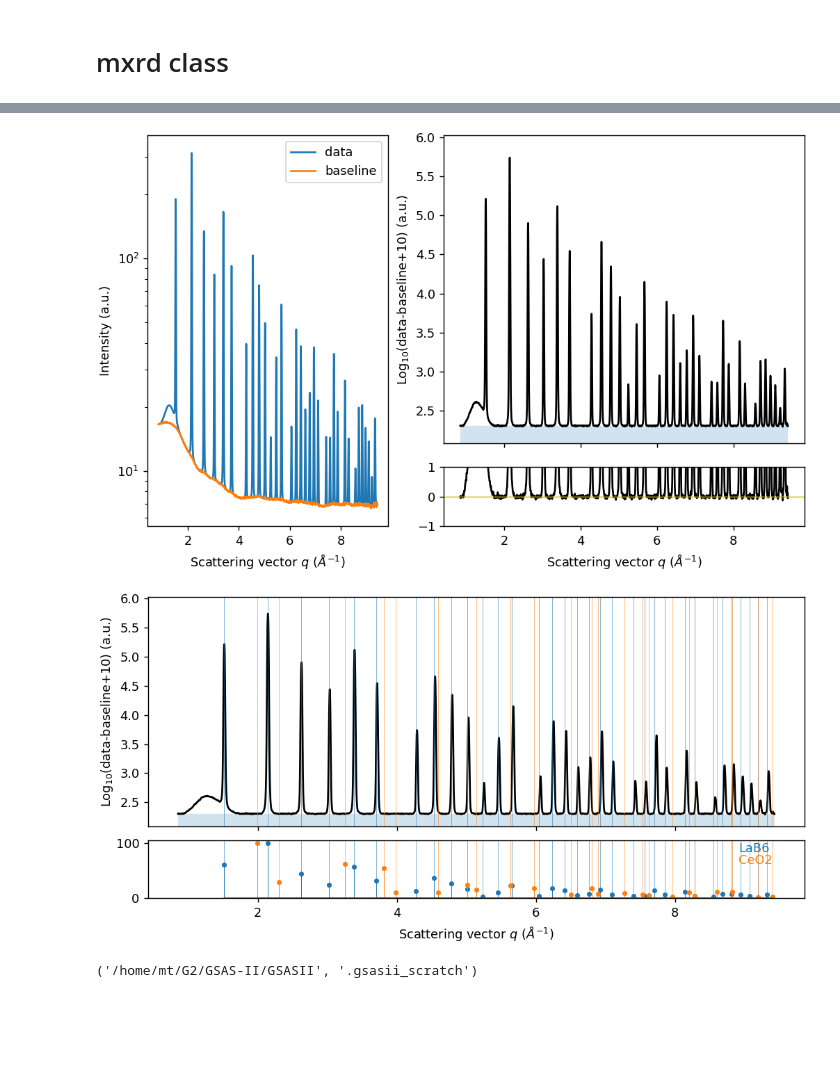
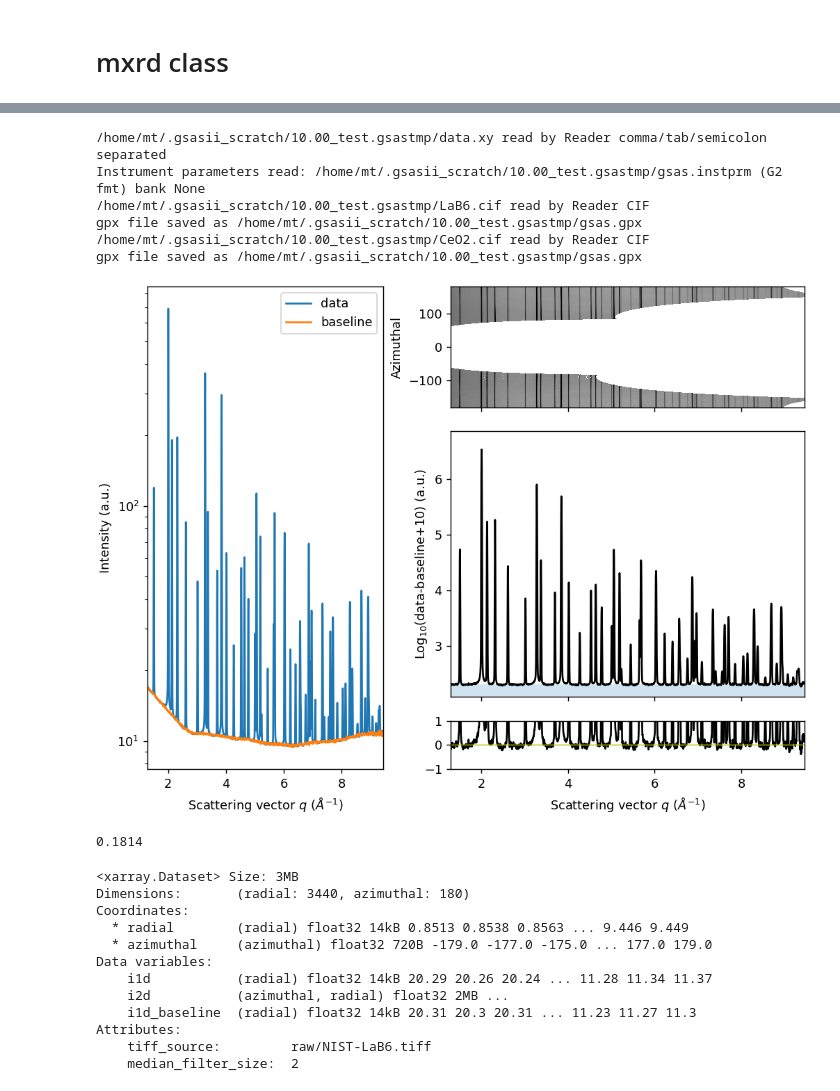
Before and after one commit to MehmetTopsakal/easyXRD, a Jupyter notebook: examples/data/refiner.ipynb, the cells around one changed output, grey strips where cells are left out. Cells and saved outputs as stored; diff of their text form; code cells hidden in the pictures; blank space fills up the shorter version.

Commit message:
setup_gsas2_calculator cont.

```diff
--- a/examples/data/refiner.ipynb
+++ b/examples/data/refiner.ipynb
@@ -96,7 +86,7 @@ here
 # %%
 phases = [
         {"mp_id":'none', "cif":'_cifs/LaB6.cif', "label":"LaB6", "scale":1, "scale_a":1, "scale_b":1, "scale_c":1},
-        {"mp_id":'none', "cif":'_cifs/CeO2.cif', "label":"CeO2", "scale":1, "scale_a":1, "scale_b":1, "scale_c":1},
+        {"mp_id":'none', "cif":'_cifs/CeO2.cif', "label":"CeO2", "scale":0.99, "scale_a":1, "scale_b":1, "scale_c":1},
         # {"mp_id":'none', "cif":'_cifs/Zr.cif', "label":"Zr", "scale":1, "scale_a":1, "scale_b":1, "scale_c":1},
         ]
 
@@ -113,10 +103,29 @@ phases = [
 plt.close('all')
 
 sample_mix = exrd()
-sample_mix.read_data(txt_file='integrated/NIST-LaB6.xy',plot=True,radial_range=(0.85,9.45))
-sample_mix.get_baseline(i1d_bkg=sample_Air.ds.i1d,arpls_lam=1e5,plot=True,use_arpls=True)
-sample_mix.load_phases(phases=phases)
-# # sample_mix.export_phases(phase_ind=None)
-sample_mix.setup_gsas2_calculator(gsasii_lib_path='/home/mt/G2/GSAS-II/GSASII',
-                                  gsasii_scratch_path='.gsasii_scratch')
+sample_mix.read_data(nc_file='integrated/NIST-LaB6-CeO2-mix.nc',plot=False,radial_range=(1.3,9.45))
+sample_mix.get_baseline(i1d_bkg=sample_Air.ds.i1d,arpls_lam=1e7,plot=True,use_arpls=True)
+sample_mix.load_phases(phases=phases,plot=False)
+# # # # sample_mix.export_phases(phase_ind=None)
+sample_mix.setup_gsas2_calculator(gsasii_lib_directory='/home/mt/G2/GSAS-II/GSASII',
+                                  gsasii_scratch_directory=None,
+                                  )
+
+
+# #GSAS-II instrument parameter file; do not add/delete items!
+# Type:PXC
+# Bank:1.0
+# Lam:0.1814
+# Polariz.:5.717601378442185
+# Azimuth:0.0
+# Zero:-0.0015022412146610347
+# U:162.00284510944329
+# V:0.1376871703343786
+# W:0.8048417797288713
+# X:-0.010587318800446043
+# Y:-7.149269143639301
+# Z:0.04134524101749361
+# SH/L:0.002
+# Diff-type:Debye-Scherrer
+# Gonio. radius:200.0
 # %% [output]
@@ -124,6 +133,26 @@ sample_mix.setup_gsas2_calculator(gsasii_lib_path='/home/mt/G2/GSAS-II/GSASII',
+/home/mt/.gsasii_scratch/10.00_test.gsastmp/data.xy read by Reader comma/tab/semicolon separated
+Instrument parameters read: /home/mt/.gsasii_scratch/10.00_test.gsastmp/gsas.instprm (G2 fmt) bank None
+/home/mt/.gsasii_scratch/10.00_test.gsastmp/LaB6.cif read by Reader CIF
+gpx file saved as /home/mt/.gsasii_scratch/10.00_test.gsastmp/gsas.gpx
+/home/mt/.gsasii_scratch/10.00_test.gsastmp/CeO2.cif read by Reader CIF
+gpx file saved as /home/mt/.gsasii_scratch/10.00_test.gsastmp/gsas.gpx
-[figure, old version]
+[figure, new version]
-[figure, removed]
-# %%
-sample_mix.gsasii_lib_path,sample_mix.gsasii_scratch_path
-# %% [output]
-('/home/mt/G2/GSAS-II/GSASII', '.gsasii_scratch')
+# %%
+sample_mix.ds.i1d.attrs['wavelength_in_nm']*10e9
+# %% [output]
+0.1814
+# %%
+sample_mix.ds
+# %% [output]
+<xarray.Dataset> Size: 3MB
+Dimensions:       (radial: 3440, azimuthal: 180)
+Coordinates:
+  * radial        (radial) float32 14kB 0.8513 0.8538 0.8563 ... 9.446 9.449
+  * azimuthal     (azimuthal) float32 720B -179.0 -177.0 -175.0 ... 177.0 179.0
+Data variables:
+    i1d           (radial) float32 14kB 20.29 20.26 20.24 ... 11.28 11.34 11.37
+    i2d           (azimuthal, radial) float32 2MB ...
+    i1d_baseline  (radial) float32 14kB 20.31 20.3 20.31 ... 11.23 11.27 11.3
+Attributes:
+    tiff_source:         raw/NIST-LaB6.tiff
+    median_filter_size:  2
```
Also changed, not shown: parts of 12 cells of this notebook, 2 other files.
